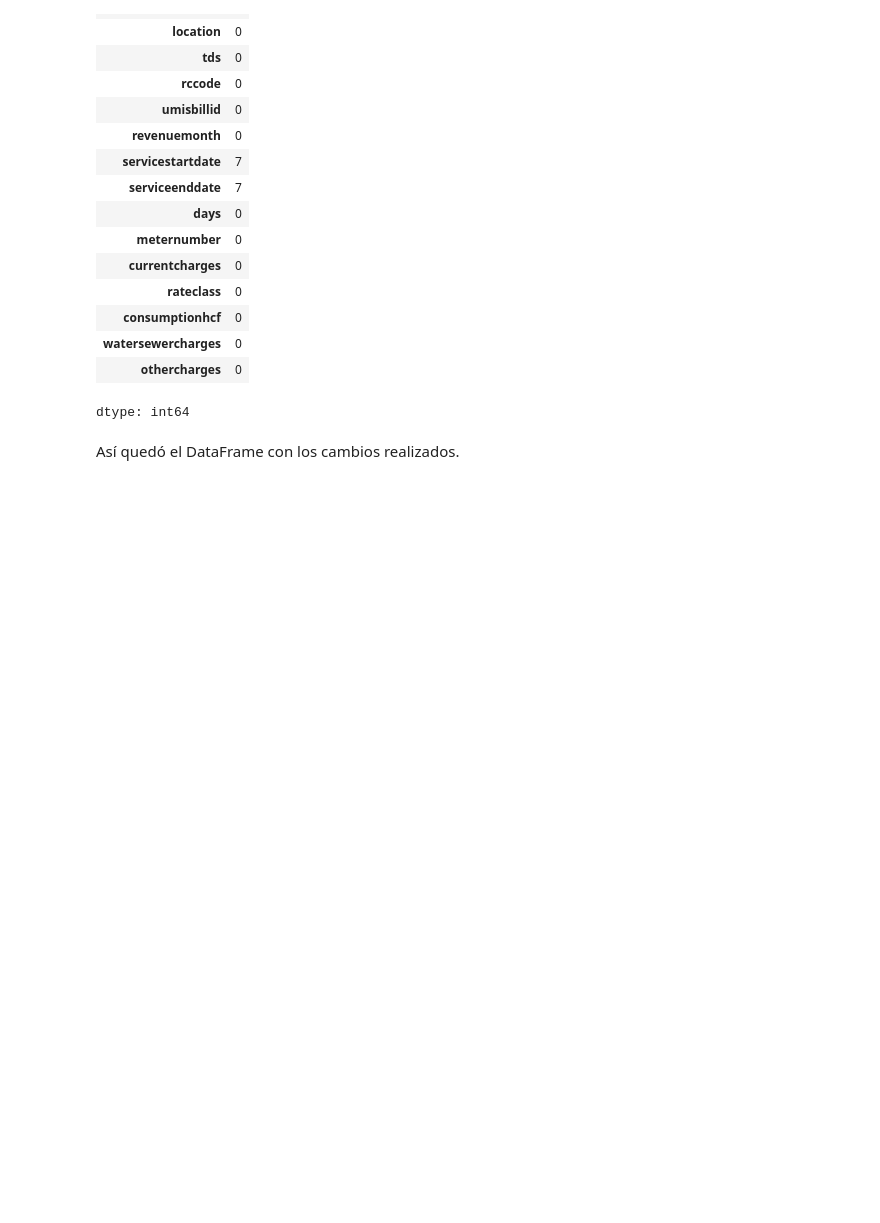
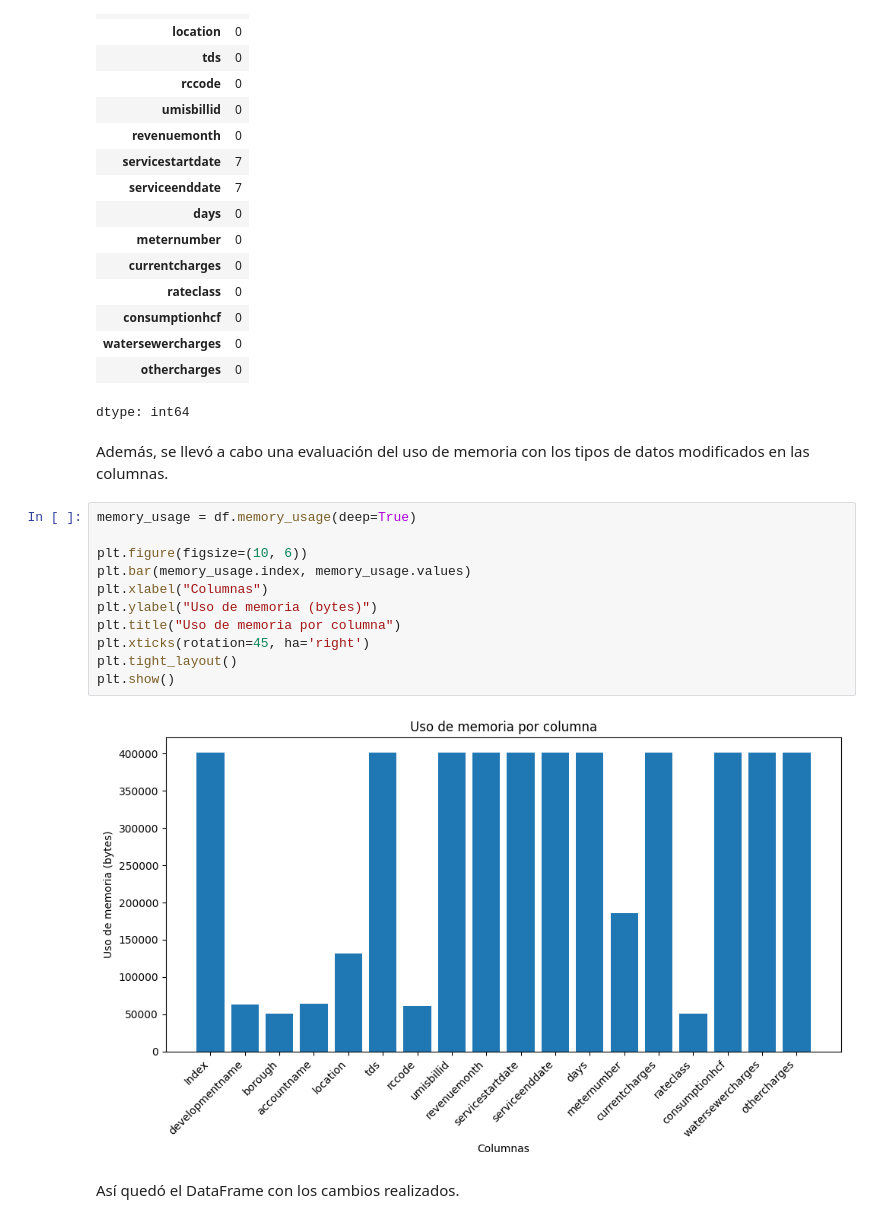
Before and after one commit to jonathanahc/Proyecto, a Jupyter notebook: ProyectoProgADAP_255497NvaVersion.ipynb, the cells around one changed output. Cells and saved outputs as stored; diff of their text form; blank space fills up the shorter version.

```diff
--- a/ProyectoProgADAP_255497NvaVersion.ipynb
+++ b/ProyectoProgADAP_255497NvaVersion.ipynb
@@ -333,6 +388,21 @@ df.isnull().sum()
 | watersewercharges | 0 |
 | othercharges | 0 |
 dtype: int64
+# %% [markdown]
+Además, se llevó a cabo una evaluación del uso de memoria con los tipos de datos modificados en las columnas.
+# %%
+memory_usage = df.memory_usage(deep=True)
+
+plt.figure(figsize=(10, 6))
+plt.bar(memory_usage.index, memory_usage.values)
+plt.xlabel("Columnas")
+plt.ylabel("Uso de memoria (bytes)")
+plt.title("Uso de memoria por columna")
+plt.xticks(rotation=45, ha='right')
+plt.tight_layout()
+plt.show()
+# %% [output]
+[figure, added]
 # %% [markdown]
 Así quedó el DataFrame con los cambios realizados.
 # %%
```
Also changed, not shown: parts of 42 cells of this notebook.
